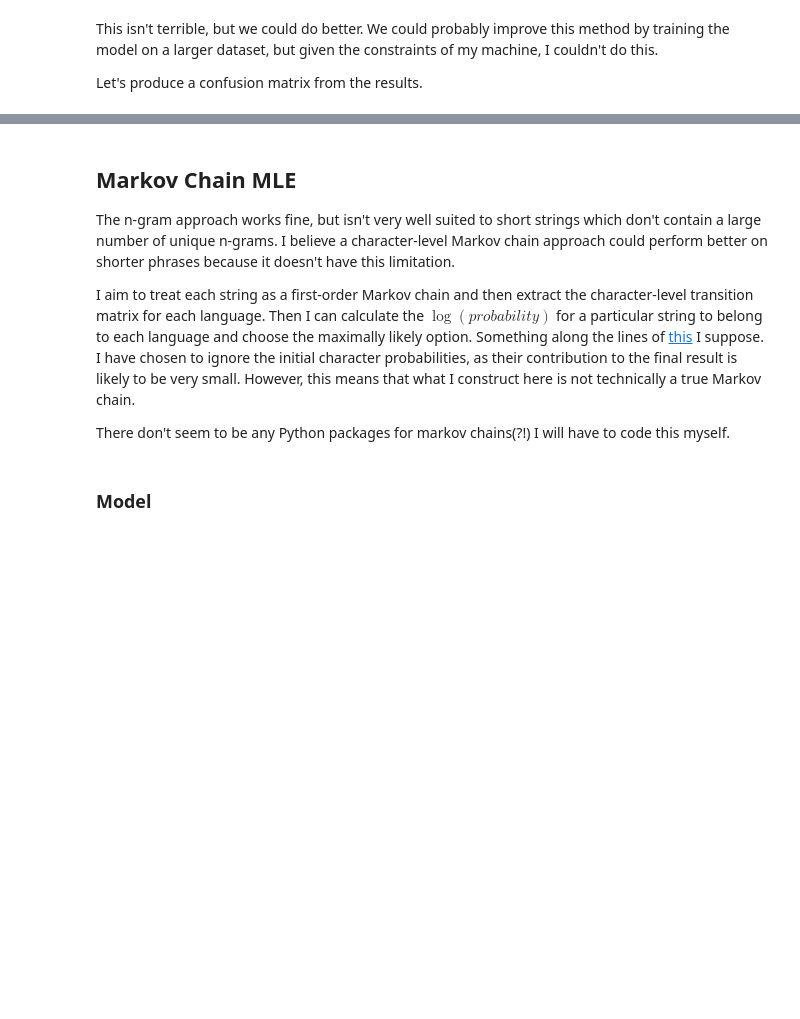
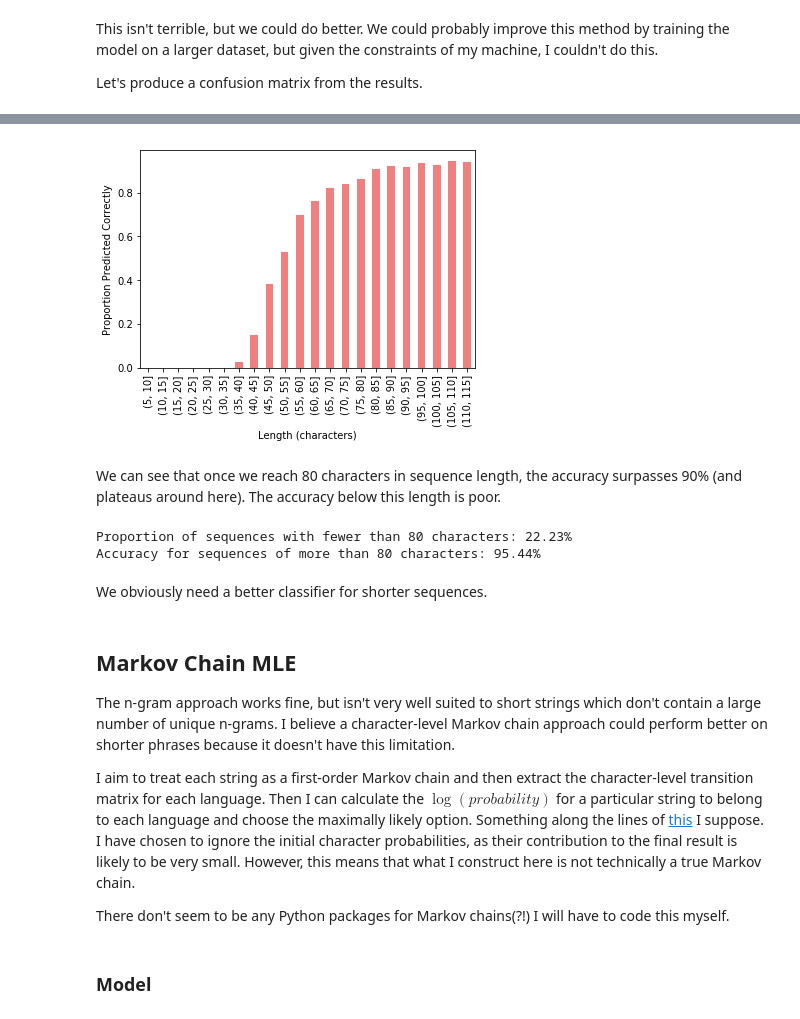
Before and after one commit to jbremz/idiom-check, a Jupyter notebook: IdiomCheck - Language Detection.ipynb, the cells around one changed output, grey strips where cells are left out. Saved outputs shown, nothing was run; the diff lists cells and outputs as text; code cells hidden in the pictures; blank space fills up the shorter version.

```diff
--- a/IdiomCheck - Language Detection.ipynb
+++ b/IdiomCheck - Language Detection.ipynb
@@ -235,7 +235,7 @@ ranks = {}
 for language in tqdm(languages):
     file_list = glob.glob(os.path.join(os.getcwd(), "txt", language,"*.txt"))
     lang_corpus = corpus(file_list[:500])
-    lang_rank = rank(lang_corpus, rank_length=100)
+    lang_rank = rank(lang_corpus, rank_length=200)
     ranks[language] = lang_rank
 # %% [markdown]
 ### Evaluating N-gram Rank Similarity model
@@ -297,0 +312,10 @@ The errors seem to come mainly from Estonian, Hungarian, Romanian and Slovakian.
+# %%
+# extract length of each string
+results['length'] = results['string'].apply(len)
+
+# create bool column for whether the prediction was correct
+results['correct'] = results['language'] == results['pred_lang']
+
+# group dataframe by 'correct' column and also by bins of the string length
+err_len_df = results.groupby(['correct', pd.cut(results['length'], range(0,120,5))]).size().unstack()
+err_len_df
@@ -297,0 +328,4 @@ The errors seem to come mainly from Estonian, Hungarian, Romanian and Slovakian.
+# %%
+# find proportion of correct predictions for each bin
+err_len_ser = (err_len_df.T[True]/err_len_df.sum(axis=0)).fillna(0)
+err_len_ser[:10]
@@ -298,3 +345,21 @@ The errors seem to come mainly from Estonian, Hungarian, Romanian and Slovakian.
+# %%
+ax = err_len_ser.plot.bar(color='lightcoral')
+_ = ax.set_xlabel('Length (characters)')
+_ = ax.set_ylabel('Proportion Predicted Correctly')
+# %% [output]
+[figure, added]
+# %% [markdown]
+We can see that once we reach 80 characters in sequence length, the accuracy surpasses 90% (and plateaus around here). The accuracy below this length is poor.
+# %%
+pc = (len(results[results['length'] < 80])/ len(results))
+print('Proportion of sequences with fewer than 80 characters:', '{:.2%}'.format(pc))
+acc_long = len(results[(results['correct'] == True) & (results['length'] >= 80)])/len(results[results['length'] >= 80])
+print('Accuracy for sequences of more than 80 characters:', '{:.2%}'.format(acc_long))
+# %% [output]
+Proportion of sequences with fewer than 80 characters: 22.23%
+Accuracy for sequences of more than 80 characters: 95.44%
+# %% [markdown]
+We obviously need a better classifier for shorter sequences.
 # %% [markdown]
 <a id='markov'></a>
 ## Markov Chain MLE
@@ -303,7 +368,7 @@ The n-gram approach works fine, but isn't very well suited to short strings whic
 
 I aim to treat each string as a first-order Markov chain and then extract the character-level transition matrix for each language. Then I can calculate the $\log(probability)$ for a particular string to belong to each language and choose the maximally likely option. Something along the lines of [this](https://pdfs.semanticscholar.org/2bf0/8addb83f51befa8b4bc7ed16b54ed34018d0.pdf) I suppose. I have chosen to ignore the initial character probabilities, as their contribution to the final result is likely to be very small. However, this means that what I construct here is not technically a true Markov chain.
 
-There don't seem to be any Python packages for markov chains(?!) I will have to code this myself.
+There don't seem to be any Python packages for Markov chains(?!) I will have to code this myself.
 # %% [markdown]
 ### Model
 # %%
```
Also changed, not shown: parts of 11 cells of this notebook.
